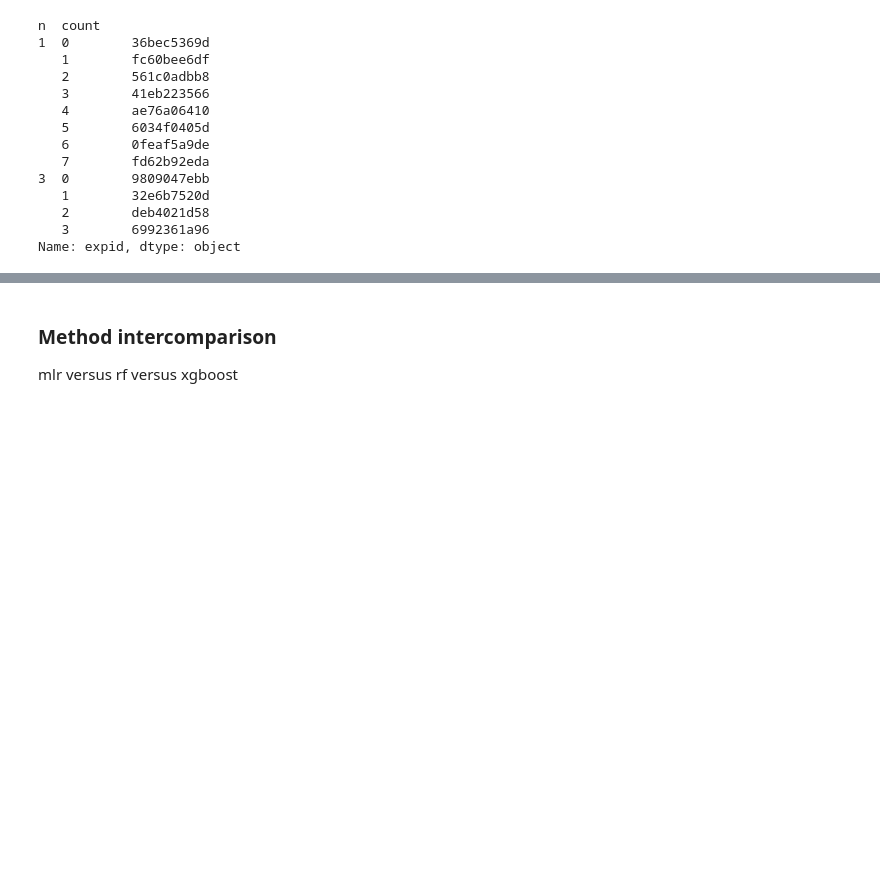
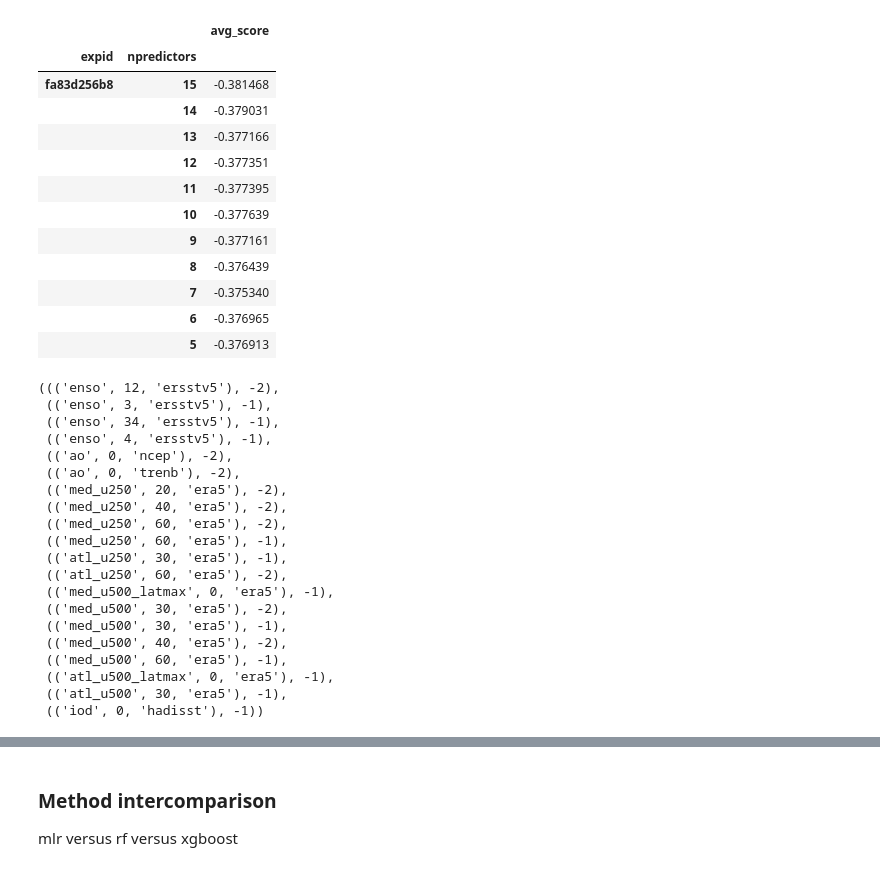
Before and after one commit to chiemvs/Medley, a Jupyter notebook: notebooks/Experiment_interpretation.ipynb, the cells around one changed output, grey strips where cells are left out. Cells and saved outputs as stored; diff of their text form; code cells hidden in the pictures; blank space fills up the shorter version.

```diff
--- a/notebooks/Experiment_interpretation.ipynb
+++ b/notebooks/Experiment_interpretation.ipynb
@@ -53,0 +39,16 @@ Name: expid, dtype: object
+# %%
+test.loc[(slice(None),slice(15,5)),:]
+# %% [output]
+|  |  | avg_score |
+| expid | npredictors |  |
+| fa83d256b8 | 15 | -0.381468 |
+|  | 14 | -0.379031 |
+|  | 13 | -0.377166 |
+|  | 12 | -0.377351 |
+|  | 11 | -0.377395 |
+|  | 10 | -0.377639 |
+|  | 9 | -0.377161 |
+|  | 8 | -0.376439 |
+|  | 7 | -0.375340 |
+|  | 6 | -0.376965 |
+|  | 5 | -0.376913 |
@@ -54,17 +58,23 @@ Name: expid, dtype: object
 # %%
-return_unique_values('n') # as both the best and the worst have n = 3
+df_mse.loc[20,'feature_names']
 # %% [output]
-n  count
-1  0        36bec5369d
-   1        fc60bee6df
-   2        561c0adbb8
-   3        41eb223566
-   4        ae76a06410
-   5        6034f0405d
-   6        0feaf5a9de
-   7        fd62b92eda
-3  0        9809047ebb
-   1        32e6b7520d
-   2        deb4021d58
-   3        6992361a96
-Name: expid, dtype: object
+((('enso', 12, 'ersstv5'), -2),
+ (('enso', 3, 'ersstv5'), -1),
+ (('enso', 34, 'ersstv5'), -1),
+ (('enso', 4, 'ersstv5'), -1),
+ (('ao', 0, 'ncep'), -2),
+ (('ao', 0, 'trenb'), -2),
+ (('med_u250', 20, 'era5'), -2),
+ (('med_u250', 40, 'era5'), -2),
+ (('med_u250', 60, 'era5'), -2),
+ (('med_u250', 60, 'era5'), -1),
+ (('atl_u250', 30, 'era5'), -1),
+ (('atl_u250', 60, 'era5'), -2),
+ (('med_u500_latmax', 0, 'era5'), -1),
+ (('med_u500', 30, 'era5'), -2),
+ (('med_u500', 30, 'era5'), -1),
+ (('med_u500', 40, 'era5'), -2),
+ (('med_u500', 60, 'era5'), -1),
+ (('atl_u500_latmax', 0, 'era5'), -1),
+ (('atl_u500', 30, 'era5'), -1),
+ (('iod', 0, 'hadisst'), -1))
```
Also changed, not shown: parts of 19 cells of this notebook, 5 other files.
